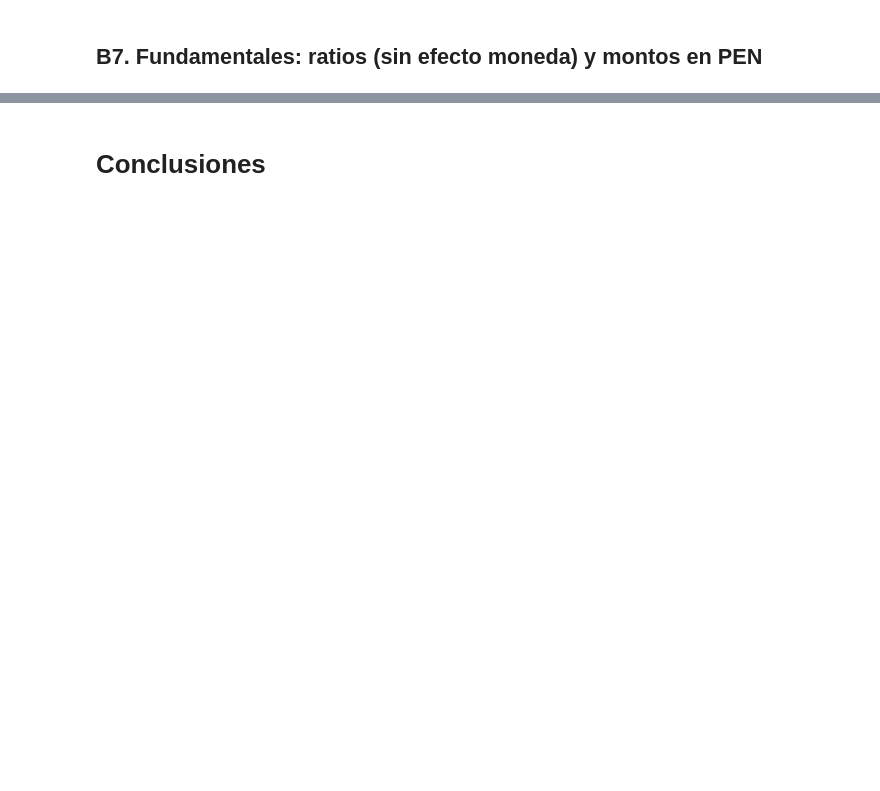
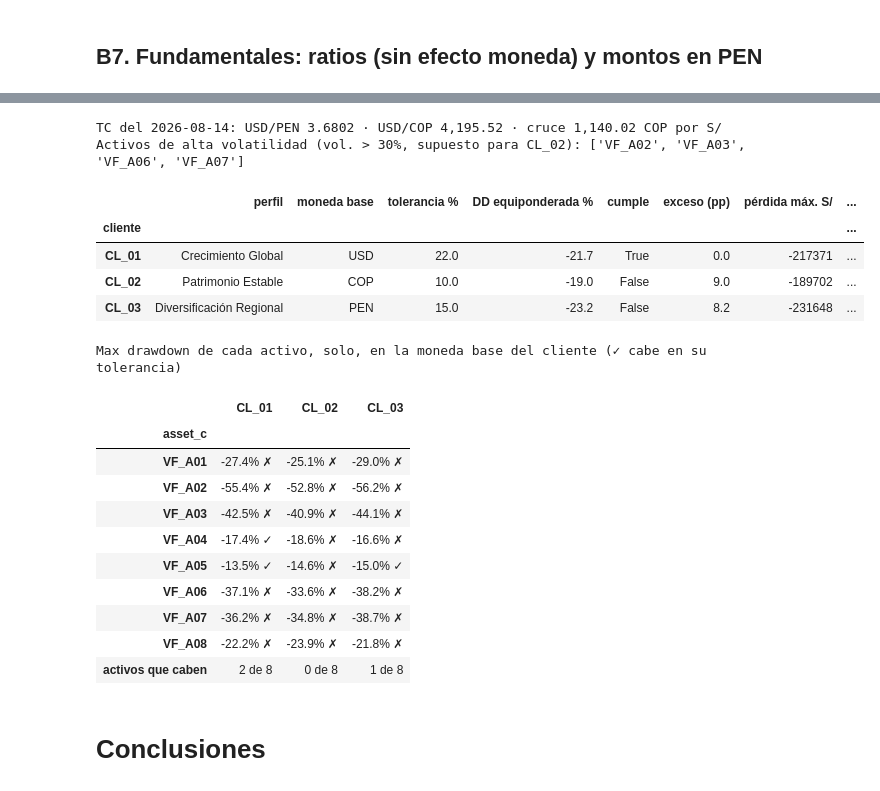
Before and after one commit to FabrizioVasquez/ccg, a Jupyter notebook: notebooks/EDA.ipynb, the cells around one changed output, grey strips where cells are left out. Drawn from its saved outputs; the diff is of its cells as text; code cells hidden in the pictures; blank space fills up the shorter version.

```diff
--- a/notebooks/EDA.ipynb
+++ b/notebooks/EDA.ipynb
@@ -904,3 +926,50 @@ Activos de alta volatilidad (vol. > 30%, supuesto para CL_02): ['VF_A02', 'VF_A0
+# %%
+PATRIMONIO_PEN = 1_000_000
+ult = macro.iloc[-1]
+print(f"TC del {macro.index[-1]:%Y-%m-%d}: USD/PEN {ult.usd_pen:.4f} · USD/COP {ult.usd_cop:,.2f} · cruce {ult.usd_cop / ult.usd_pen:,.2f} COP por S/")
+FX_BASE = {"USD": pd.Series(1.0, index=px_usd.index), "COP": macro.usd_cop.reindex(px_usd.index).ffill(), "PEN": fx_d}
+cl = raw["clientes"].assign(tol=lambda d: d.max_drawdown_tolerance_pct.astype(float))
+alta_vol = list(tabla.index[tabla["vol. PEN %"] > 30])
+print("Activos de alta volatilidad (vol. > 30%, supuesto para CL_02):", alta_vol)
+
+dd_activo, filas = {}, []
+for c in cl.itertuples():
+    loc = px_usd.mul(FX_BASE[c.base_currency], axis=0)
+    dd_activo[c.client_id] = loc.apply(max_dd) * 100
+    dd_ew = max_dd((loc / loc.iloc[0]).mean(axis=1)) * 100
+    filas.append({"cliente": c.client_id, "perfil": c.profile_name, "moneda base": c.base_currency, "tolerancia %": c.tol,
+                  "DD equiponderada %": round(dd_ew, 1), "cumple": -dd_ew <= c.tol,
+                  "exceso (pp)": round(max(0, -dd_ew - c.tol), 1),
+                  "pérdida máx. S/": round(dd_ew / 100 * PATRIMONIO_PEN), "restricción": c.constraint})
+display(pd.DataFrame(filas).set_index("cliente"))
+
+dd = pd.DataFrame(dd_activo).round(1)
+tol = cl.set_index("client_id").tol
+cabe = -dd <= tol
+fit = dd.astype(str) + "%" + cabe.replace({True: " ✓", False: " ✗"})
+fit.loc["activos que caben"] = cabe.sum().astype(str) + " de 8"
+print("Max drawdown de cada activo, solo, en la moneda base del cliente (✓ cabe en su tolerancia)")
+fit
+# %% [output]
+TC del 2026-08-14: USD/PEN 3.6802 · USD/COP 4,195.52 · cruce 1,140.02 COP por S/
+Activos de alta volatilidad (vol. > 30%, supuesto para CL_02): ['VF_A02', 'VF_A03', 'VF_A06', 'VF_A07']
+|  | perfil | moneda base | tolerancia % | DD equiponderada % | cumple | exceso (pp) | pérdida máx. S/ | ... |
+| cliente |  |  |  |  |  |  |  | ... |
+| CL_01 | Crecimiento Global | USD | 22.0 | -21.7 | True | 0.0 | -217371 | ... |
+| CL_02 | Patrimonio Estable | COP | 10.0 | -19.0 | False | 9.0 | -189702 | ... |
+| CL_03 | Diversificación Regional | PEN | 15.0 | -23.2 | False | 8.2 | -231648 | ... |
+Max drawdown de cada activo, solo, en la moneda base del cliente (✓ cabe en su tolerancia)
+|  | CL_01 | CL_02 | CL_03 |
+| asset_c |  |  |  |
+| VF_A01 | -27.4% ✗ | -25.1% ✗ | -29.0% ✗ |
+| VF_A02 | -55.4% ✗ | -52.8% ✗ | -56.2% ✗ |
+| VF_A03 | -42.5% ✗ | -40.9% ✗ | -44.1% ✗ |
+| VF_A04 | -17.4% ✓ | -18.6% ✗ | -16.6% ✗ |
+| VF_A05 | -13.5% ✓ | -14.6% ✗ | -15.0% ✓ |
+| VF_A06 | -37.1% ✗ | -33.6% ✗ | -38.2% ✗ |
+| VF_A07 | -36.2% ✗ | -34.8% ✗ | -38.7% ✗ |
+| VF_A08 | -22.2% ✗ | -23.9% ✗ | -21.8% ✗ |
+| activos que caben | 2 de 8 | 0 de 8 | 1 de 8 |
 # %% [markdown]
 # Conclusiones
 # %% [markdown]
```
Also changed, not shown: parts of 15 cells of this notebook, 1 other file.
